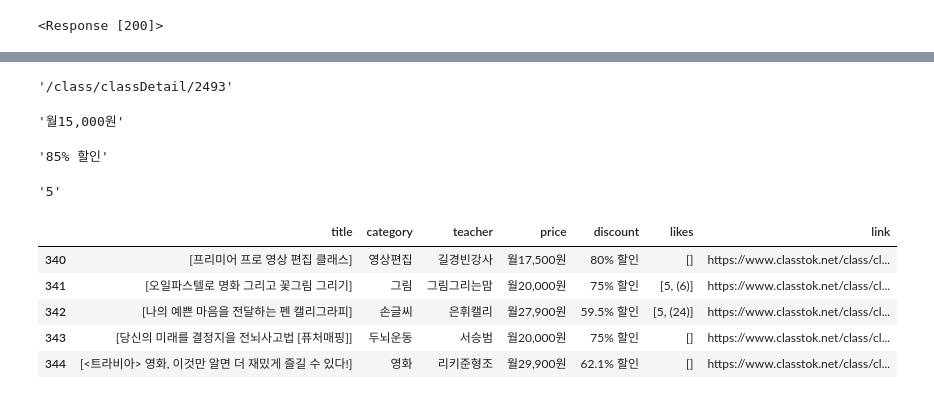
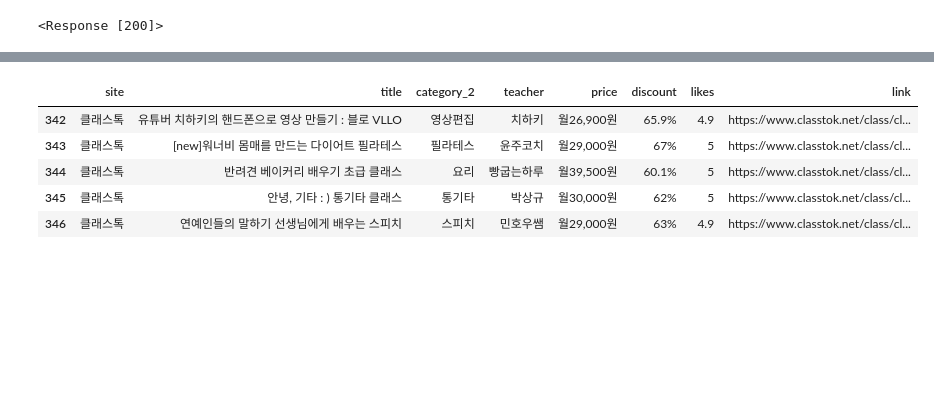
Before and after one commit to dss-16th/crawling-repo-6, a Jupyter notebook: classtok_startnow.ipynb, the cells around one changed output, grey strips where cells are left out. Drawn from its saved outputs; the diff is of its cells as text; code cells hidden in the pictures; blank space fills up the shorter version.

```diff
--- a/classtok_startnow.ipynb
+++ b/classtok_startnow.ipynb
@@ -81,12 +49,0 @@ elements[5].select_one('h2')
-# %%
- elements[5].get('href')
-# %% [output]
-'/class/classDetail/2493'
-# %%
- elements[5].select_one('.price_info').text.split('\n')[1]
-# %% [output]
-'월15,000원'
-# %%
- elements[5].select_one('.price_info').text.split('\n')[2]
-# %% [output]
-'85% 할인'
@@ -95,28 +50,32 @@ elements[5].select_one('h2')
-# %%
-elements[5].select_one('.product_star').text.split()[0]
-# %% [output]
-'5'
 # %%
+onetime = []
 datas = []
 
 for element in elements:
+
+    site = '클래스톡'
+    try:
+        likes = element.select_one('.product_star').text.split()[0]
+    except:
+        likes = ''
+
     datas.append({
-        "title" : element.select_one('h2'),
-        "category" : element.select_one('span').text.split(' · ')[0],
+        "site" : site,
+        "title" : element.select_one('h2').text,
+        "category_2" : element.select_one('span').text.split(' · ')[0],
         "teacher" : element.select_one('span').text.split(' · ')[1],
         "price" : element.select_one('.price_info').text.split('\n')[1],
-        "discount" : element.select_one('.price_info').text.split('\n')[2],
-        "likes" : element.select_one('.product_star').text.split(),
-
+        "discount" : element.select_one('.price_info').text.split('\n')[2].replace(' 할인',''),
+        "likes" : likes,
         "link" : 'https://www.classtok.net' + element.get('href'),
     })
-
+    onetime.append(datas)
 classtok_df = pd.DataFrame(datas)
 classtok_df.tail()
 # %% [output]
-|  | title | category | teacher | price | discount | likes | link |
-| 340 | [프리미어 프로 영상 편집 클래스] | 영상편집 | 길경빈강사 | 월17,500원 | 80% 할인 | [] | https://www.classtok.net/class/cl... |
-| 341 | [오일파스텔로 명화 그리고 꽃그림 그리기] | 그림 | 그림그리는맘 | 월20,000원 | 75% 할인 | [5, (6)] | https://www.classtok.net/class/cl... |
-| 342 | [나의 예쁜 마음을 전달하는 펜 캘리그라피] | 손글씨 | 은휘캘리 | 월27,900원 | 59.5% 할인 | [5, (24)] | https://www.classtok.net/class/cl... |
-| 343 | [당신의 미래를 결정지을 전뇌사고법 [퓨처매핑]] | 두뇌운동 | 서승범 | 월20,000원 | 75% 할인 | [] | https://www.classtok.net/class/cl... |
-| 344 | [<트라비아> 영화, 이것만 알면 더 재밌게 즐길 수 있다!] | 영화 | 리키준형조 | 월29,900원 | 62.1% 할인 | [] | https://www.classtok.net/class/cl... |
+|  | site | title | category_2 | teacher | price | discount | likes | link |
+| 342 | 클래스톡 | 유튜버 치하키의 핸드폰으로 영상 만들기 : 블로 VLLO | 영상편집 | 치하키 | 월26,900원 | 65.9% | 4.9 | https://www.classtok.net/class/cl... |
+| 343 | 클래스톡 | [new]워너비 몸매를 만드는 다이어트 필라테스 | 필라테스 | 윤주코치 | 월29,000원 | 67% | 5 | https://www.classtok.net/class/cl... |
+| 344 | 클래스톡 | 반려견 베이커리 배우기 초급 클래스 | 요리 | 빵굽는하루 | 월39,500원 | 60.1% | 5 | https://www.classtok.net/class/cl... |
+| 345 | 클래스톡 | 안녕, 기타 : ) 통기타 클래스 | 통기타 | 박상규 | 월30,000원 | 62% | 5 | https://www.classtok.net/class/cl... |
+| 346 | 클래스톡 | 연예인들의 말하기 선생님에게 배우는 스피치 | 스피치 | 민호우쌤 | 월29,000원 | 63% | 4.9 | https://www.classtok.net/class/cl... |
```
Also changed, not shown: parts of 20 cells of this notebook.
